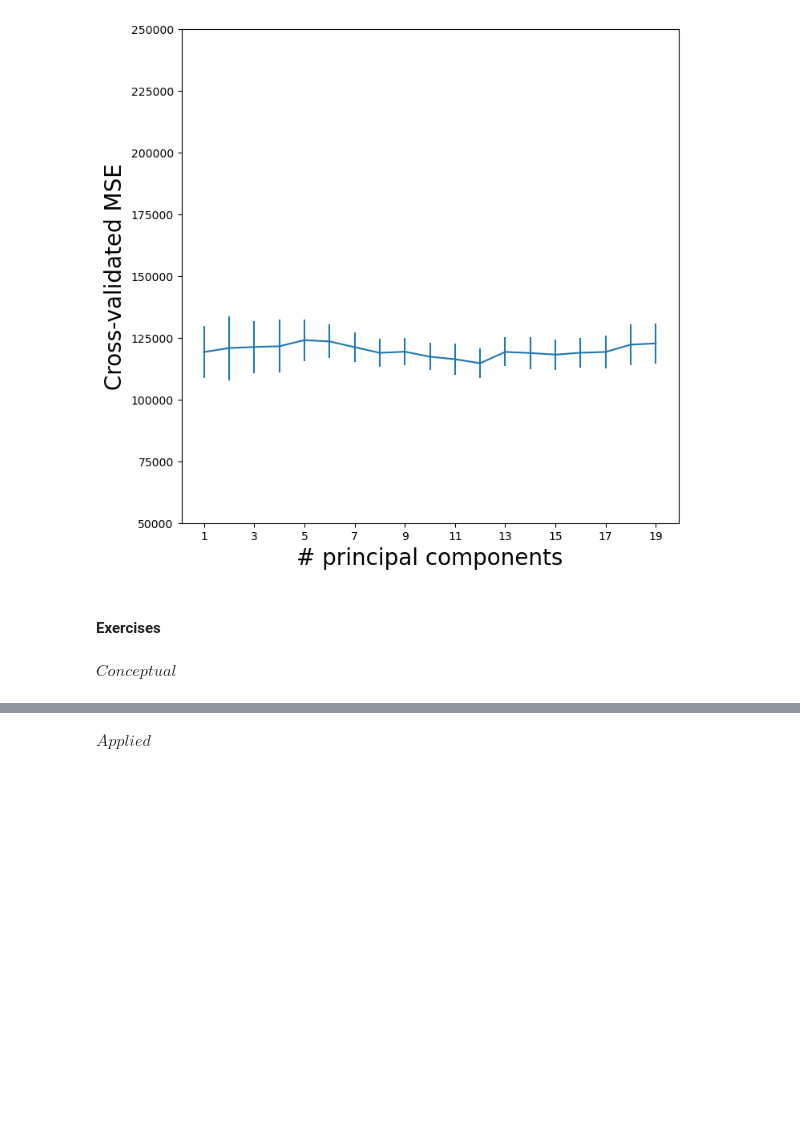
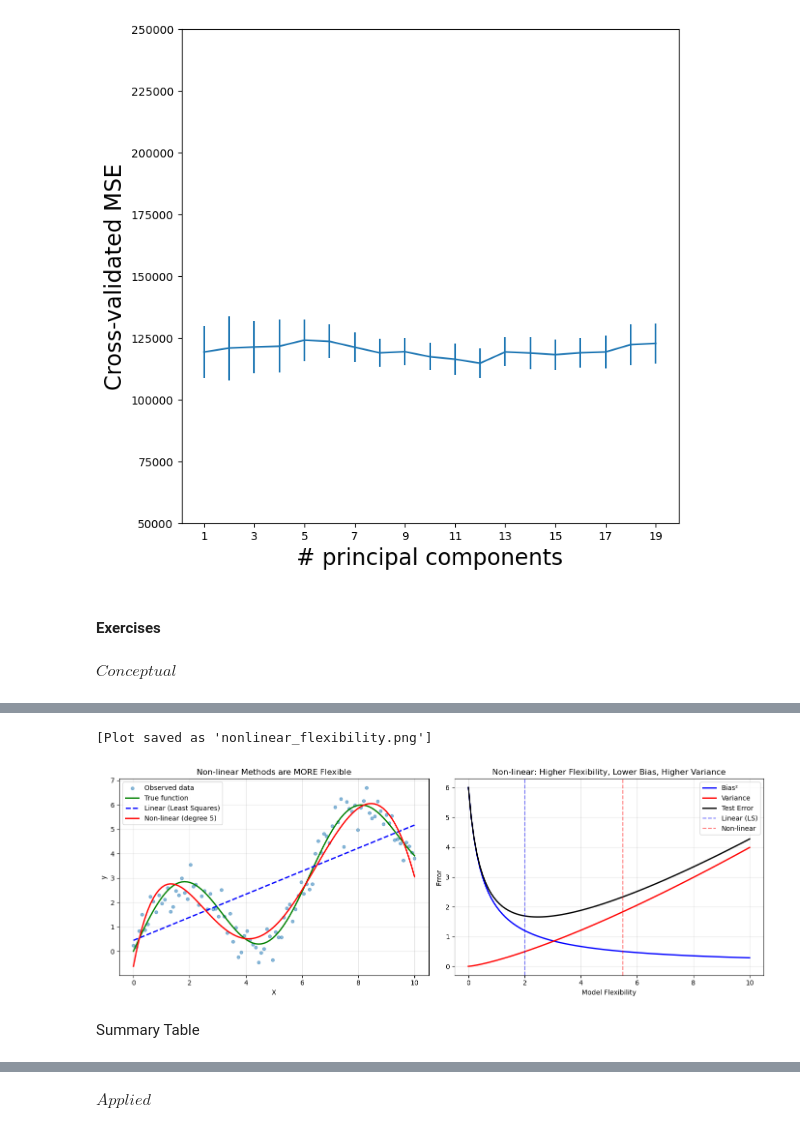
Before and after one commit to zozoking101/An-Introduction-to-Statistical-Learning-with-Applications-in-Python, a Jupyter notebook: 6_Linear_Model_Selection_and_Regularization/Chapter_6.ipynb, the cells around one changed output, grey strips where cells are left out. Saved outputs shown, nothing was run; the diff lists cells and outputs as text; code cells hidden in the pictures; blank space fills up the shorter version.

```diff
--- a/6_Linear_Model_Selection_and_Regularization/Chapter_6.ipynb
+++ b/6_Linear_Model_Selection_and_Regularization/Chapter_6.ipynb
@@ -1827,0 +2228,69 @@ $Conceptual$
+# %%
+# Generate example data with non-linear relationship
+np.random.seed(42)
+X = np.linspace(0, 10, 100)
+true_function = lambda x: 2 * np.sin(x) + 0.5 * x
+y_true = true_function(X)
+y_observed = y_true + np.random.normal(0, 0.5, len(X))
+
+# Fit different models
+from numpy.polynomial import Polynomial
+
+# Linear (least squares)
+linear_coef = np.polyfit(X, y_observed, 1)
+y_linear = np.polyval(linear_coef, X)
+
+# Polynomial degree 5 (non-linear)
+poly_coef = np.polyfit(X, y_observed, 5)
+y_poly = np.polyval(poly_coef, X)
+
+# Polynomial degree 15 (overly flexible)
+poly15_coef = np.polyfit(X, y_observed, 15)
+y_poly15 = np.polyval(poly15_coef, X)
+
+# Plot
+fig, axes = plt.subplots(1, 2, figsize=(14, 5))
+
+ax = axes[0]
+ax.scatter(X, y_observed, alpha=0.5, s=20, label='Observed data')
+ax.plot(X, y_true, 'g-', linewidth=2, label='True function')
+ax.plot(X, y_linear, 'b--', linewidth=2, label='Linear (Least Squares)')
+ax.plot(X, y_poly, 'r-', linewidth=2, label='Non-linear (degree 5)')
+ax.set_xlabel('X')
+ax.set_ylabel('y')
+ax.set_title('Non-linear Methods are MORE Flexible')
+ax.legend()
+ax.grid(True, alpha=0.3)
+
+# Bias-variance illustration
+ax = axes[1]
+flexibility = np.linspace(0, 10, 100)
+# For non-linear vs linear comparison
+bias_squared = 3 / (flexibility + 0.5)  # Decreases with flexibility
+variance = 0.2 * flexibility**1.3  # Increases with flexibility
+test_error = bias_squared + variance
+
+linear_flex = 2  # Linear is less flexible
+nonlinear_flex = 5.5  # Non-linear is more flexible
+
+ax.plot(flexibility, bias_squared, 'b-', label='Bias²', linewidth=2)
+ax.plot(flexibility, variance, 'r-', label='Variance', linewidth=2)
+ax.plot(flexibility, test_error, 'k-', label='Test Error', linewidth=2)
+
+ax.axvline(linear_flex, color='blue', linestyle='--', alpha=0.5, label='Linear (LS)')
+ax.axvline(nonlinear_flex, color='red', linestyle='--', alpha=0.5, label='Non-linear')
+
+ax.set_xlabel('Model Flexibility')
+ax.set_ylabel('Error')
+ax.set_title('Non-linear: Higher Flexibility, Lower Bias, Higher Variance')
+ax.legend()
+ax.grid(True, alpha=0.3)
+
+plt.tight_layout()
+plt.savefig('nonlinear_flexibility.png', dpi=150, bbox_inches='tight')
+print("\n[Plot saved as 'nonlinear_flexibility.png']")
+# %% [output]
+[Plot saved as 'nonlinear_flexibility.png']
+[figure, added]
+# %% [markdown]
+Summary Table
```
Also changed, not shown: parts of 77 cells of this notebook, 4 other files.
